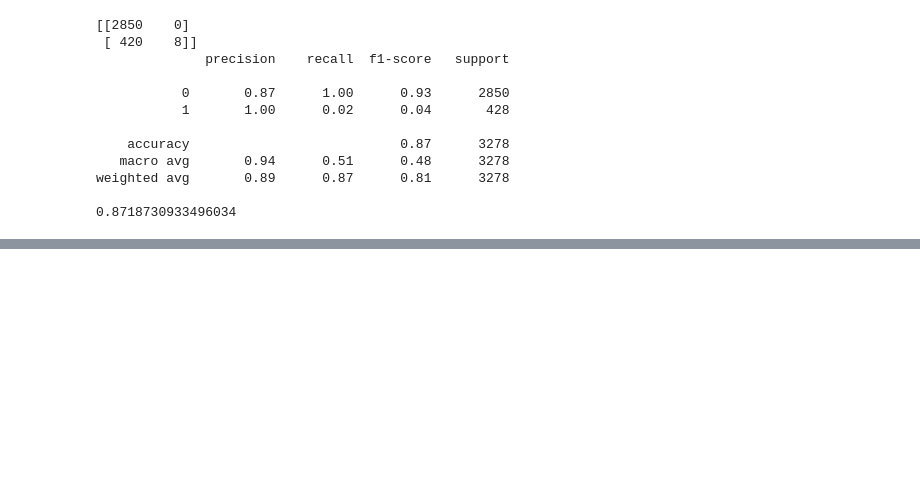
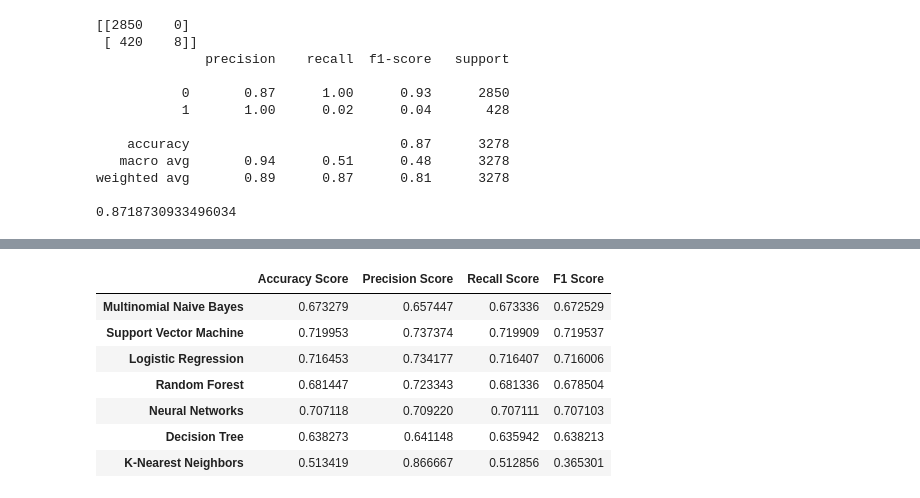
Before and after one commit to martinaviggiano/textsent_project, a Jupyter notebook: Hate Speech Detection Models.new.ipynb, the cells around one changed output, grey strips where cells are left out. Cells and saved outputs as stored; diff of their text form; code cells hidden in the pictures; blank space fills up the shorter version.

```diff
--- a/Hate Speech Detection Models.new.ipynb
+++ b/Hate Speech Detection Models.new.ipynb
@@ -891,0 +976,12 @@ Text(0.5, 1.0, '2-class Precision-Recall curve: AP=0.88')
+# %%
+# Random Forest
+rf_i = RandomForestClassifier(n_estimators=10, random_state=42)
+rf_i.fit(X_train, y_train)
+y_rf_i = rf_i.predict(X_test)
+as_rf_i = accuracy_score(y_test, y_rf_i)
+f1s_rf_i = f1_score(y_test, y_rf_i, average= "macro")
+prec_rf_i = precision_score(y_test, y_rf_i)
+rec_rf_i = recall_score(y_test, y_rf_i, average='macro')
+print(confusion_matrix(y_test,y_rf_i))
+print(classification_report(y_test,y_rf_i))
+print(accuracy_score(y_test, y_rf_i))
@@ -891,0 +1027,13 @@ Text(0.5, 1.0, '2-class Precision-Recall curve: AP=0.88')
+# %%
+# Decision Tree
+from sklearn.tree import DecisionTreeClassifier
+tree_i = DecisionTreeClassifier()
+tree_i.fit(X_train, y_train)
+y_tree_i = tree_i.predict(X_test)
+as_tree_i = accuracy_score(y_test, y_tree_i)
+f1s_tree_i = f1_score(y_test, y_tree_i, average= "macro")
+prec_tree_i = precision_score(y_test, y_tree_i)
+rec_tree_i = recall_score(y_test, y_tree_i, average='macro')
+print(confusion_matrix(y_test,y_tree_i))
+print(classification_report(y_test,y_tree_i))
+print(accuracy_score(y_test, y_tree_i))
@@ -891,0 +1053,12 @@ Text(0.5, 1.0, '2-class Precision-Recall curve: AP=0.88')
+# %%
+# K-Nearest Neighbors
+knn_i = KNeighborsClassifier()
+knn_i.fit(X_train, y_train)
+y_knn_i = knn_i.predict(X_test)
+as_knn_i = accuracy_score(y_test, y_knn_i)
+f1s_knn_i = f1_score(y_test, y_knn_i, average= "macro")
+prec_knn_i = precision_score(y_test, y_knn_i)
+rec_knn_i = recall_score(y_test, y_knn_i, average='macro')
+print(confusion_matrix(y_test,y_knn_i))
+print(classification_report(y_test,y_knn_i))
+print(accuracy_score(y_test, y_knn_i))
@@ -891,0 +1078,17 @@ Text(0.5, 1.0, '2-class Precision-Recall curve: AP=0.88')
+# %%
+s1_i = pd.Series([as_mnb_i, as_svc_i, as_log_i, as_rf_i, as_NN_i, as_tree_i, as_knn_i], index=['Multinomial Naive Bayes', 'Support Vector Machine', 'Logistic Regression', 'Random Forest', 'Neural Networks', 'Decision Tree', 'K-Nearest Neighbors'])
+s2_i = pd.Series([f1s_mnb_i, f1s_svc_i, f1s_log_i, f1s_rf_i, f1s_NN_i, f1s_tree_i, f1s_knn_i], index=['Multinomial Naive Bayes', 'Support Vector Machine', 'Logistic Regression','Random Forest', 'Neural Networks', 'Decision Tree', 'K-Nearest Neighbors'])
+s3_i = pd.Series([prec_mnb_i, prec_svc_i, prec_log_i, prec_rf_i, prec_NN_i, prec_tree_i, prec_knn_i], index=['Multinomial Naive Bayes', 'Support Vector Machine', 'Logistic Regression', 'Random Forest', 'Neural Networks', 'Decision Tree', 'K-Nearest Neighbors'])
+s4_i = pd.Series([rec_mnb, rec_svc, rec_log, rec_rf, rec_NN, rec_tree, rec_knn], index=['Multinomial Naive Bayes', 'Support Vector Machine', 'Logistic Regression', 'Random Forest', 'Neural Networks', 'Decision Tree', 'K-Nearest Neighbors'])
+d_i = {'Accuracy Score' : s1_i, 'Precision Score': s3_i, 'Recall Score' : s4_i, 'F1 Score' : s2_i}
+dfm_i = pd.DataFrame(d_i)
+dfm_i.style.highlight_max(color = 'lightgreen', axis = 0).highlight_min(color = 'tomato', axis = 0)
+# %% [output]
+|  | Accuracy Score | Precision Score | Recall Score | F1 Score |
+| Multinomial Naive Bayes | 0.673279 | 0.657447 | 0.673336 | 0.672529 |
+| Support Vector Machine | 0.719953 | 0.737374 | 0.719909 | 0.719537 |
+| Logistic Regression | 0.716453 | 0.734177 | 0.716407 | 0.716006 |
+| Random Forest | 0.681447 | 0.723343 | 0.681336 | 0.678504 |
+| Neural Networks | 0.707118 | 0.709220 | 0.707111 | 0.707103 |
+| Decision Tree | 0.638273 | 0.641148 | 0.635942 | 0.638213 |
+| K-Nearest Neighbors | 0.513419 | 0.866667 | 0.512856 | 0.365301 |
```
Also changed, not shown: parts of 26 cells of this notebook.
